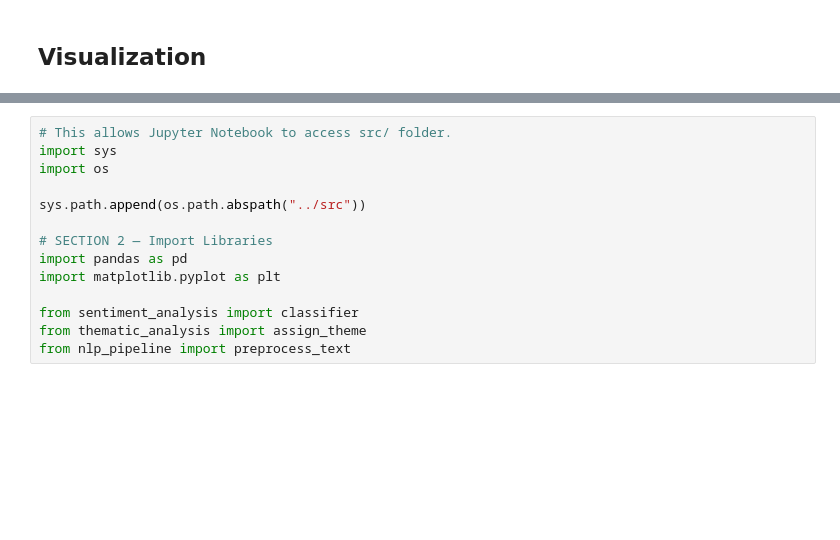
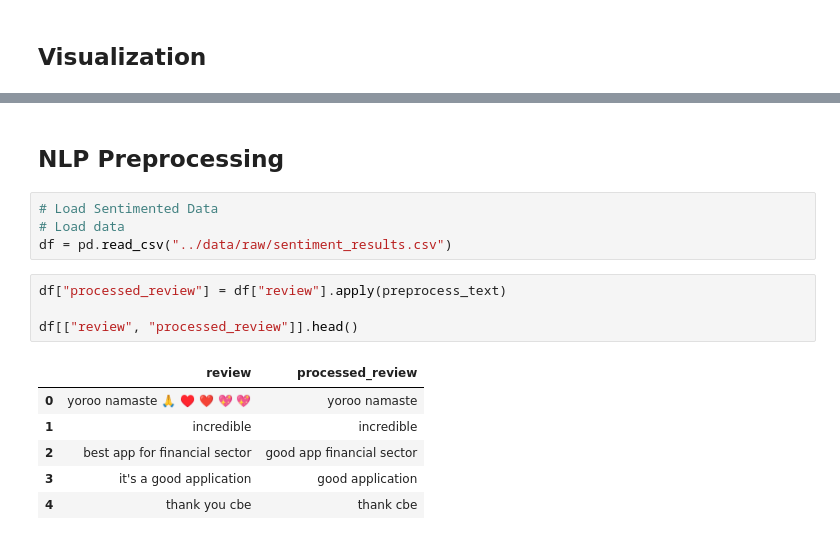
Before and after one commit to yenguandroid/fintech-review-analytics, a Jupyter notebook: notebooks/task2_analysis.ipynb, the cells around one changed output, grey strips where cells are left out. Saved outputs shown, nothing was run; the diff lists cells and outputs as text; blank space fills up the shorter version.

```diff
--- a/notebooks/task2_analysis.ipynb
+++ b/notebooks/task2_analysis.ipynb
@@ -85,17 +92,20 @@ plt.ylabel("Sentiment Score")
 plt.show()
 # %% [output]
 [figure]
-# %%
-# This allows Jupyter Notebook to access src/ folder.
-import sys
-import os
-
-sys.path.append(os.path.abspath("../src"))
-
-# SECTION 2 — Import Libraries
-import pandas as pd
-import matplotlib.pyplot as plt
-
-from sentiment_analysis import classifier
-from thematic_analysis import assign_theme
-from nlp_pipeline import preprocess_text
+# %% [markdown]
+## NLP Preprocessing
+# %%
+# Load Sentimented Data
+# Load data
+df = pd.read_csv("../data/raw/sentiment_results.csv")
+# %%
+df["processed_review"] = df["review"].apply(preprocess_text)
+
+df[["review", "processed_review"]].head()
+# %% [output]
+|  | review | processed_review |
+| 0 | yoroo namaste 🙏 ♥️ ❤️ 💖 💖 | yoroo namaste |
+| 1 | incredible | incredible |
+| 2 | best app for financial sector | good app financial sector |
+| 3 | it's a good application | good application |
+| 4 | thank you cbe | thank cbe |
```
Also changed, not shown: parts of 8 cells of this notebook, 1 other file.
